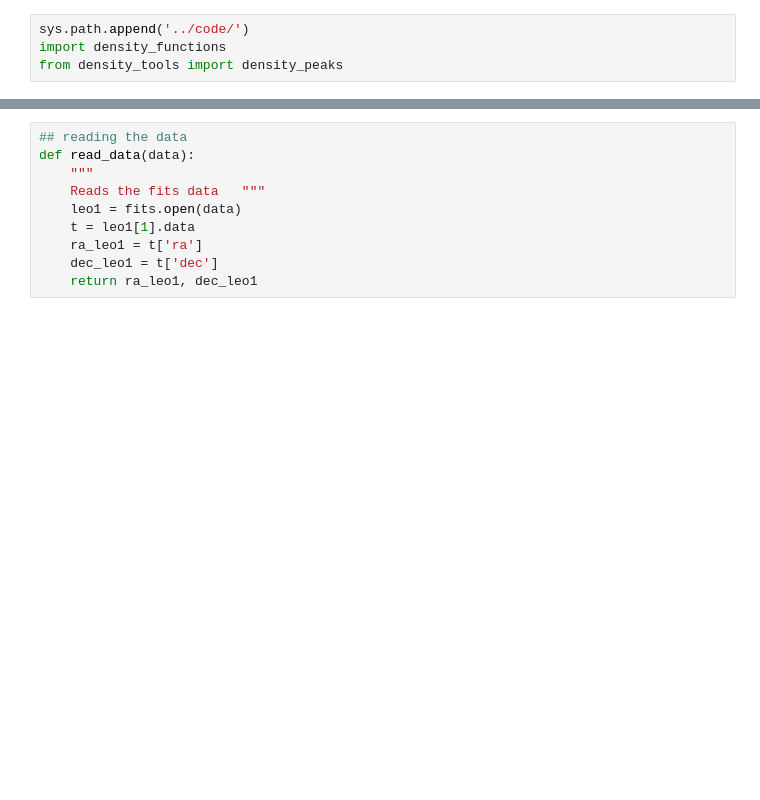
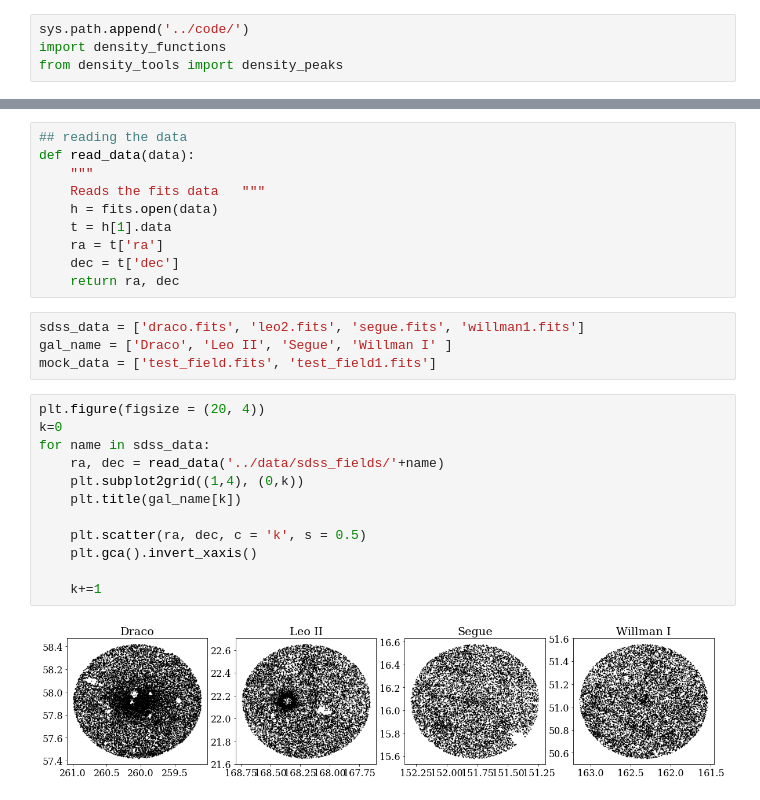
Before and after one commit to jkadowaki/ASTR502_project, a Jupyter notebook: Presentation/DwarfGalaxies.ipynb, the cells around one changed output, grey strips where cells are left out. Saved outputs shown, nothing was run; the diff lists cells and outputs as text; blank space fills up the shorter version.

Commit message:
Added Intro and the plots

```diff
--- a/Presentation/DwarfGalaxies.ipynb
+++ b/Presentation/DwarfGalaxies.ipynb
@@ -32,8 +54,26 @@ astroML.density_estimation.density_estimation.KNeighborsDensity
 def read_data(data):
     """
     Reads the fits data   """
-    leo1 = fits.open(data)
-    t = leo1[1].data
-    ra_leo1 = t['ra']
-    dec_leo1 = t['dec']
-    return ra_leo1, dec_leo1
+    h = fits.open(data)
+    t = h[1].data
+    ra = t['ra']
+    dec = t['dec']
+    return ra, dec
+# %%
+sdss_data = ['draco.fits', 'leo2.fits', 'segue.fits', 'willman1.fits']
+gal_name = ['Draco', 'Leo II', 'Segue', 'Willman I' ]
+mock_data = ['test_field.fits', 'test_field1.fits']
+# %%
+plt.figure(figsize = (20, 4))
+k=0
+for name in sdss_data:
+    ra, dec = read_data('../data/sdss_fields/'+name)
+    plt.subplot2grid((1,4), (0,k))
+    plt.title(gal_name[k])
+
+    plt.scatter(ra, dec, c = 'k', s = 0.5)
+    plt.gca().invert_xaxis()
+
+    k+=1
+# %% [output]
+[figure, added]
```
Also changed, not shown: parts of 25 cells of this notebook.
